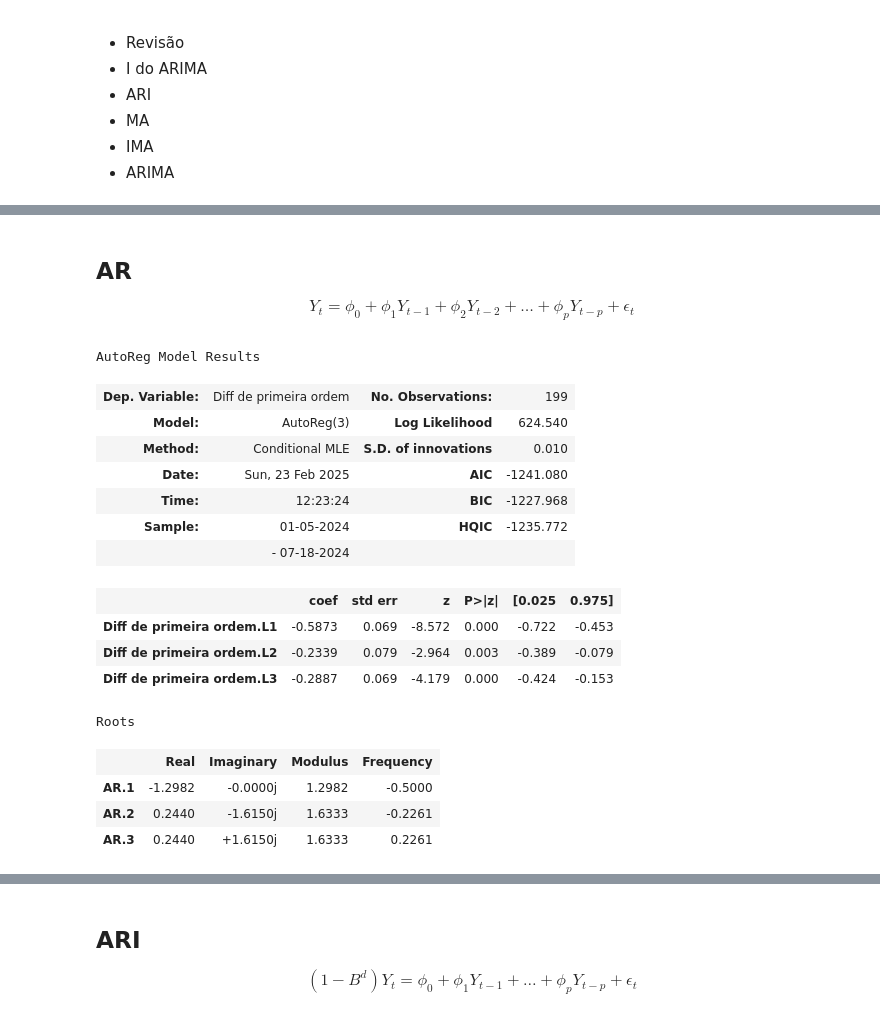
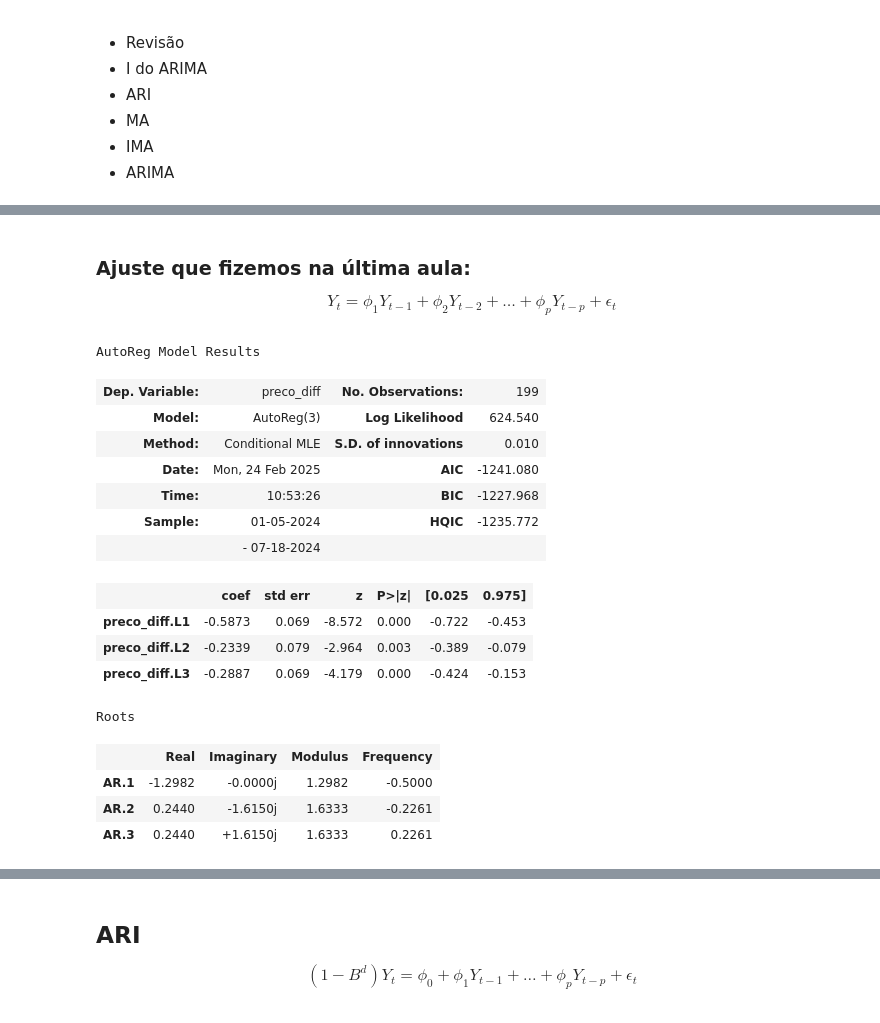
Before and after one commit to danielrferreira/classes, a Jupyter notebook: ASN/Séries Temporais/preparacao/Aula 5.ipynb, the cells around one changed output, grey strips where cells are left out. Saved outputs shown, nothing was run; the diff lists cells and outputs as text; code cells hidden in the pictures.

```diff
--- a/ASN/Séries Temporais/preparacao/Aula 5.ipynb
+++ b/ASN/Séries Temporais/preparacao/Aula 5.ipynb
@@ -54,25 +53,23 @@ plt.show()
 # %% [markdown]
-## AR
-$$ Y_t = \phi_0 + \phi_1 Y_{t-1} + \phi_2 Y_{t-2} + \dots + \phi_p Y_{t-p} + \epsilon_t $$
+### Ajuste que fizemos na última aula:
+$$ Y_t = \phi_1 Y_{t-1} + \phi_2 Y_{t-2} + \dots + \phi_p Y_{t-p} + \epsilon_t $$
 # %%
-serie_original = Y
-primeira_ordem = serie_original.diff().dropna()
-primeira_ordem = pd.Series(primeira_ordem, name = 'Diff de primeira ordem')
-model = AutoReg(primeira_ordem, lags=3, trend='n').fit()
-model.summary()
+primeira_ordem = Y.diff().dropna()
+model1 = AutoReg(primeira_ordem, lags=3, trend='n').fit()
+model1.summary()
 # %% [output]
 AutoReg Model Results
-| Dep. Variable: | Diff de primeira ordem | No. Observations: | 199 |
+| Dep. Variable: | preco_diff | No. Observations: | 199 |
 | Model: | AutoReg(3) | Log Likelihood | 624.540 |
 | Method: | Conditional MLE | S.D. of innovations | 0.010 |
-| Date: | Sun, 23 Feb 2025 | AIC | -1241.080 |
-| Time: | 12:23:24 | BIC | -1227.968 |
+| Date: | Mon, 24 Feb 2025 | AIC | -1241.080 |
+| Time: | 10:53:26 | BIC | -1227.968 |
 | Sample: | 01-05-2024 | HQIC | -1235.772 |
 |  | - 07-18-2024 |  |  |
 |  | coef | std err | z | P>|z| | [0.025 | 0.975] |
-| Diff de primeira ordem.L1 | -0.5873 | 0.069 | -8.572 | 0.000 | -0.722 | -0.453 |
-| Diff de primeira ordem.L2 | -0.2339 | 0.079 | -2.964 | 0.003 | -0.389 | -0.079 |
-| Diff de primeira ordem.L3 | -0.2887 | 0.069 | -4.179 | 0.000 | -0.424 | -0.153 |
+| preco_diff.L1 | -0.5873 | 0.069 | -8.572 | 0.000 | -0.722 | -0.453 |
+| preco_diff.L2 | -0.2339 | 0.079 | -2.964 | 0.003 | -0.389 | -0.079 |
+| preco_diff.L3 | -0.2887 | 0.069 | -4.179 | 0.000 | -0.424 | -0.153 |
 Roots
 |  | Real | Imaginary | Modulus | Frequency |
 | AR.1 | -1.2982 | -0.0000j | 1.2982 | -0.5000 |
```
Also changed, not shown: parts of 22 cells of this notebook.
